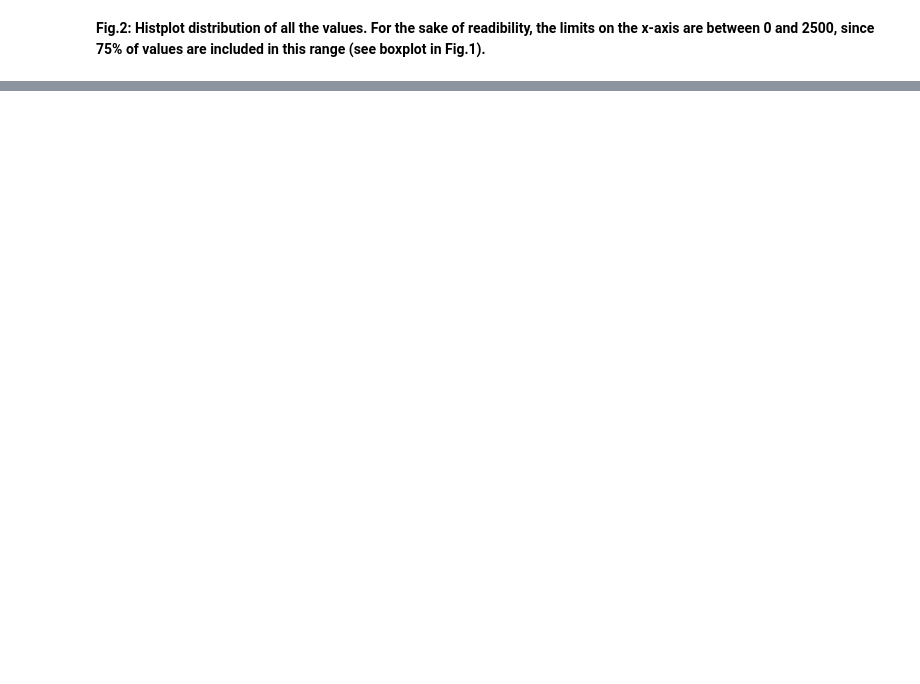
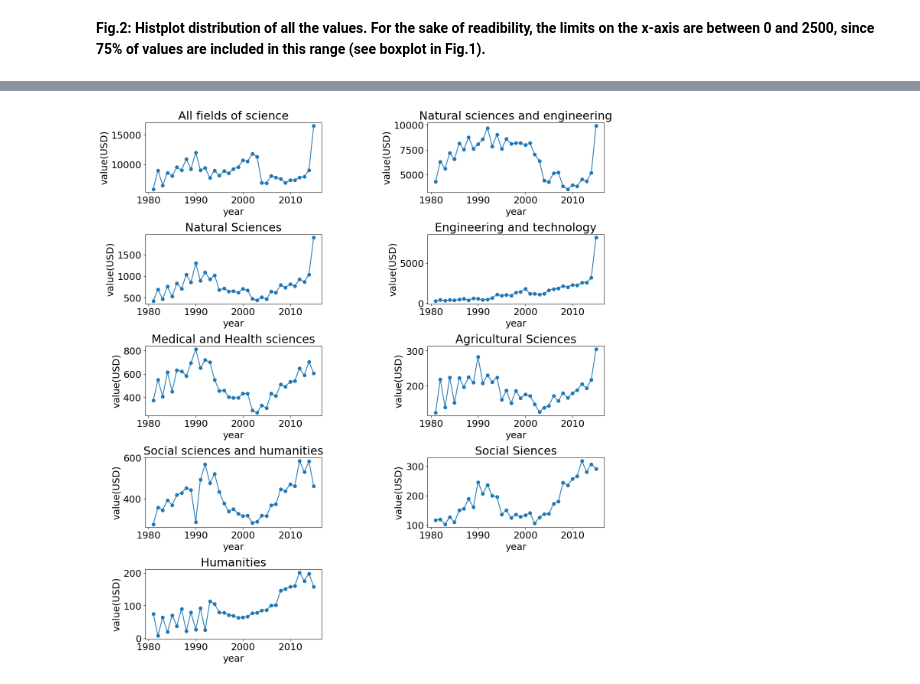
Before and after one commit to francescogrienti/ProbabilityAndStatistics, a Jupyter notebook: ProbStat/TemiEsame/24_01_2023/24_01_2023.ipynb, the cells around one changed output, grey strips where cells are left out. Drawn from its saved outputs; the diff is of its cells as text; code cells hidden in the pictures; blank space fills up the shorter version.

```diff
--- a/ProbStat/TemiEsame/24_01_2023/24_01_2023.ipynb
+++ b/ProbStat/TemiEsame/24_01_2023/24_01_2023.ipynb
@@ -136,0 +176,3 @@ ax.set_xticklabels(ax.get_xticklabels(), rotation=45)
+# %%
+science_field = df_USD["Field of Sciences"].unique()
+k = len(science_field)
@@ -136,0 +181,84 @@ ax.set_xticklabels(ax.get_xticklabels(), rotation=45)
+# %%
+#Compute and plot the means for science-field in the period 1981-2015
+means = np.zeros((k,m), dtype=float) #Matrix with number of rows equal to the number of fields and columns equal to the number of years
+for i in range(k):
+    for j in range(m):
+        df_appo = df_USD[(df_USD["Field of Sciences"] == science_field[i]) & (df_USD["Year"] == years[j])]
+        means[i,j] = df_appo["Value"].mean()
+# %%
+"""
+REWRITE THIS PIECE OF CODE
+"""
+plt.rcParams.update({'font.size': 18})
+fig = plt.figure()
+fig.set_figheight(15)
+fig.set_figwidth(15)
+plt.subplots_adjust(left=0.1,
+                    bottom=0.1,
+                    right=0.9,
+                    top=1.0,
+                    wspace=0.6,
+                    hspace=0.6)
+ax1 = fig.add_subplot(521)
+ax2 = fig.add_subplot(522)
+ax3 = fig.add_subplot(523)
+ax4 = fig.add_subplot(524)
+ax5 = fig.add_subplot(525)
+ax6 = fig.add_subplot(526)
+ax7 = fig.add_subplot(527)
+ax8 = fig.add_subplot(528)
+ax9 = fig.add_subplot(529)
+#ax10 = fig.add_subplot(2510)
+ax1.scatter(years,means[0, :])
+ax1.plot(years,means[0, :])
+ax2.scatter(years,means[1, :])
+ax2.plot(years,means[1, :])
+ax3.scatter(years,means[2, :])
+ax3.plot(years,means[2, :])
+ax4.scatter(years,means[3, :])
+ax4.plot(years,means[3, :])
+ax5.scatter(years,means[4, :])
+ax5.plot(years,means[4, :])
+ax6.scatter(years,means[5, :])
+ax6.plot(years,means[5, :])
+ax7.scatter(years,means[6, :])
+ax7.plot(years,means[6, :])
+ax8.scatter(years,means[7, :])
+ax8.plot(years,means[7, :])
+ax9.scatter(years,means[8, :])
+ax9.plot(years,means[8, :])
+#ax10.scatter(years,means[9, :])
+#ax10.plot(years,means[9, :])
+ax1.set_title(science_field[0])
+ax1.set_xlabel('year')
+ax1.set_ylabel('value(USD)')
+ax2.set_title(science_field[1])
+ax2.set_xlabel('year')
+ax2.set_ylabel('value(USD)')
+ax3.set_title(science_field[2])
+ax3.set_xlabel('year')
+ax3.set_ylabel('value(USD)')
+ax4.set_title(science_field[3])
+ax4.set_xlabel('year')
+ax4.set_ylabel('value(USD)')
+ax5.set_title(science_field[4])
+ax5.set_xlabel('year')
+ax5.set_ylabel('value(USD)')
+ax6.set_title(science_field[5])
+ax6.set_xlabel('year')
+ax6.set_ylabel('value(USD)')
+ax7.set_title(science_field[6])
+ax7.set_xlabel('year')
+ax7.set_ylabel('value(USD)')
+ax8.set_title(science_field[7])
+ax8.set_xlabel('year')
+ax8.set_ylabel('value(USD)')
+ax9.set_title(science_field[8])
+ax9.set_xlabel('year')
+ax9.set_ylabel('value(USD)')
+#ax10.set_title(science_field[9])
+#ax10.set_xlabel('year')
+#ax10.set_ylabel('value (millions of US dollars)')
+plt.show()
+# %% [output]
+[figure, added]
```
Also changed, not shown: parts of 30 cells of this notebook, 1 other file.
